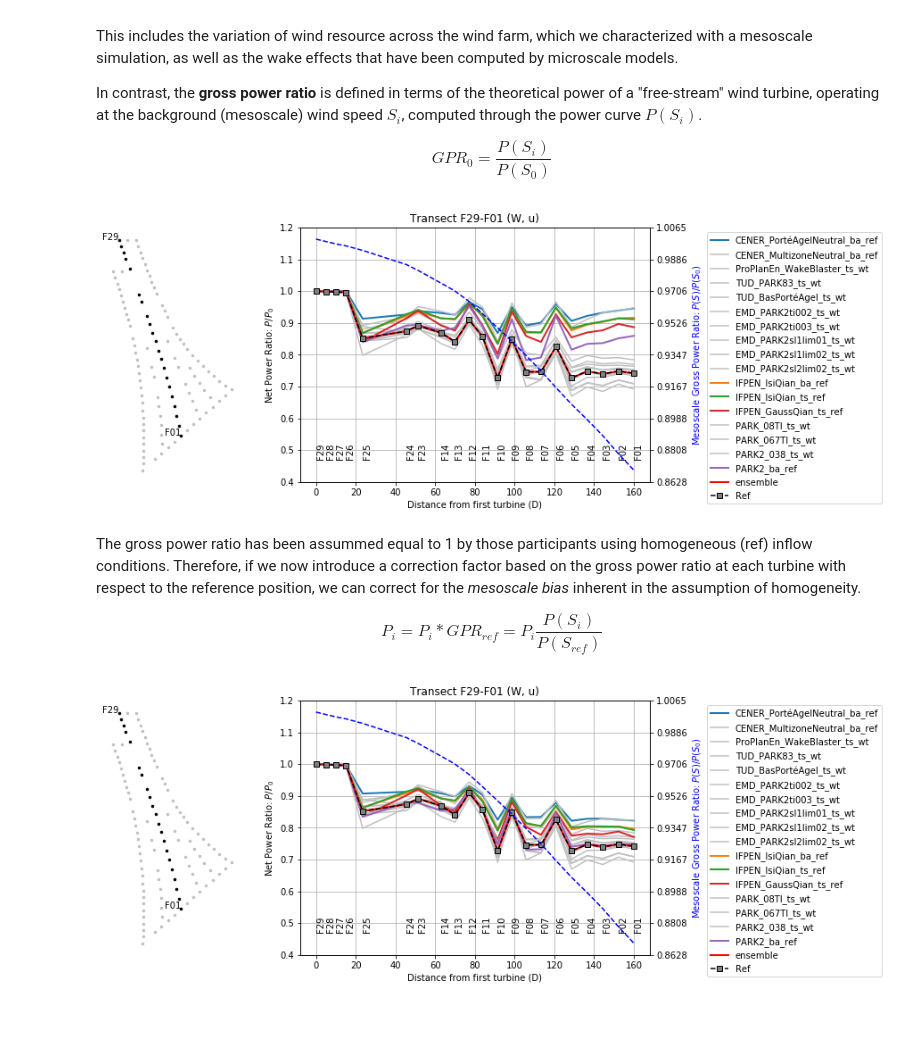
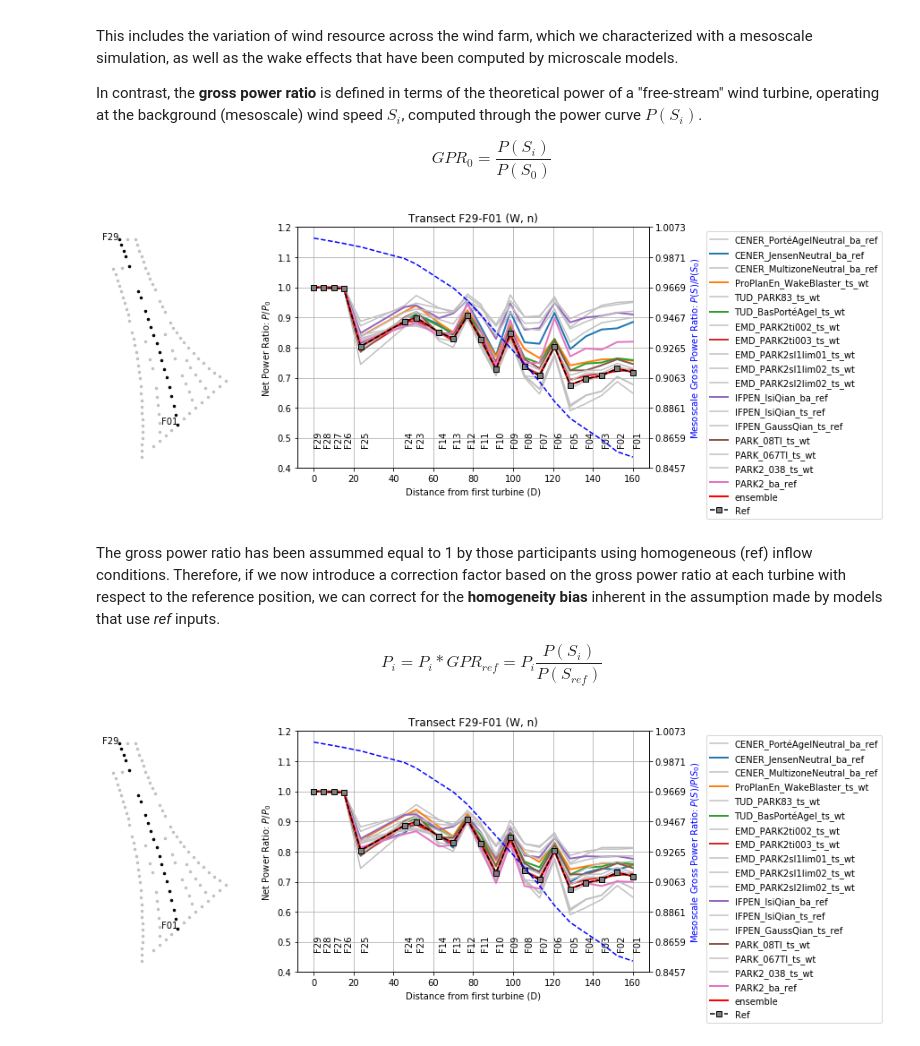
Before and after one commit to CENER-EPR/OWAbench, a Jupyter notebook: Anholt/Anholt_ArrayEfficiency.ipynb, the cells around one changed output. Cells and saved outputs as stored; diff of their text form; code cells hidden in the pictures; blank space fills up the shorter version.

```diff
--- a/Anholt/Anholt_ArrayEfficiency.ipynb
+++ b/Anholt/Anholt_ArrayEfficiency.ipynb
@@ -349,14 +346,14 @@ for isim in range(n_sim):
 #plotresults = ensemble.copy()                           # simulations participating in the ensemble
 #plotresults.append(n_sim-1)                               # add the ensemble
 
-plotresults = [0,2,3,4,5,6,7,8,9,10,11,12,13,14,15,16,17,18] # for cherry peaking
+plotresults = [0,1,2,3,4,5,6,7,8,9,10,11,12,13,14,15,16,17,18] # for cherry peaking
 
 # use 'Label', 'ID' (anonymous) or any other column in the participants table to tag the simulations in the plots
 tags = 'Label'
 plotresultsname = [sims[tags][x] for x in plotresults]
 
-#highlight = ['anh00a','anh01','anh02b','anh05b','anh07a','anh08a']          # Highlight results in spagetti plots
-highlight = ['anh00a','anh00b','anh07a','anh07b','anh07c','anh09a']          # Highlight results in spagetti plots
+highlight = ['anh00b','anh01','anh02b','anh05b','anh07a','anh08a','anh09a']          # Highlight results in spagetti plots
+#highlight = ['anh00a','anh00b','anh07a','anh07b','anh07c','anh09a']          # Highlight results in spagetti plots
 #highlight = ['anh00a','anh00b','anh00c']          # Highlight results in spagetti plots
 # %% [markdown]
 ### Wind farm metrics
@@ -494,33 +491,34 @@ In contrast, the **gross power ratio** is defined in terms of the theoretical po
 $$ GPR_0 = \frac{P(S_i)}{P(S_0)} $$
 # %%
 WDbin = 'W'
-zLbin = 'u'
+zLbin = 'n'
 
 # F transect
 wt_list = ['F'+"{:0>2d}".format(29-i) for i in range(7)] #from F29 to F23
 wt_list = wt_list + ['F'+"{:0>2d}".format(14-i) for i in range(14)] # from F14 to F01
 
 # A transect
 #wt_list = ['A'+"{:0>2d}".format(31-i) for i in range(10)] #from A31 to A22
 #wt_list = wt_list + ['A'+"{:0>2d}".format(20-i) for i in range(20)] # from A20 to A01
 
 # P transect
 #wt_list = ['P'+"{:0>2d}".format(28-i) for i in range(10)] #from A31 to A22
 #wt_list = wt_list + ['P'+"{:0>2d}".format(17-i) for i in range(3)] # from F14 to F01
 #wt_list = wt_list + ['P'+"{:0>2d}".format(13-i) for i in range(13)] # from F14 to F01
 
 # Plot net power ratio
 data =   sim_P.loc[:,:,WDbin,zLbin].to_pandas()
 ref_data = ref_P.loc[:,WDbin,zLbin].to_pandas()
 meso_data = meso_P.loc[:,WDbin,zLbin].to_pandas()
 
+ylim = [0.9,1.5] # set NPR y-axis limits
 
 plot_transect(data.iloc[plotresults],ref_data,meso_data,wt_list,turbines,Drot,
               plotresultsname,WDbin,zLbin,highlight,'P');
 # %% [output]
-[figure, old version]
+[figure, new version]
 # %% [markdown]
-The gross power ratio has been assummed equal to 1 by those participants using homogeneous (ref) inflow conditions. Therefore, if we now introduce a correction factor based on the gross power ratio at each turbine with respect to the reference position, we can correct for the *mesoscale bias* inherent in the assumption of homogeneity.
+The gross power ratio has been assummed equal to 1 by those participants using homogeneous (ref) inflow conditions. Therefore, if we now introduce a correction factor based on the gross power ratio at each turbine with respect to the reference position, we can correct for the **homogeneity bias** inherent in the assumption made by models that use *ref* inputs.
 
 $$ P_i = P_i*GPR_{ref} = P_i\frac{P(S_{i})}{P(S_{ref})} $$
 # %%
@@ -534,4 +532,4 @@ data1[findref] = data1[findref]*MBC.values
 plot_transect(data1.iloc[plotresults],ref_data,meso_data,wt_list,turbines,Drot,
               plotresultsname,WDbin,zLbin,highlight,'P');
 # %% [output]
-[figure, old version]
+[figure, new version]
```
Also changed, not shown: parts of 6 cells of this notebook, 1 other file.
